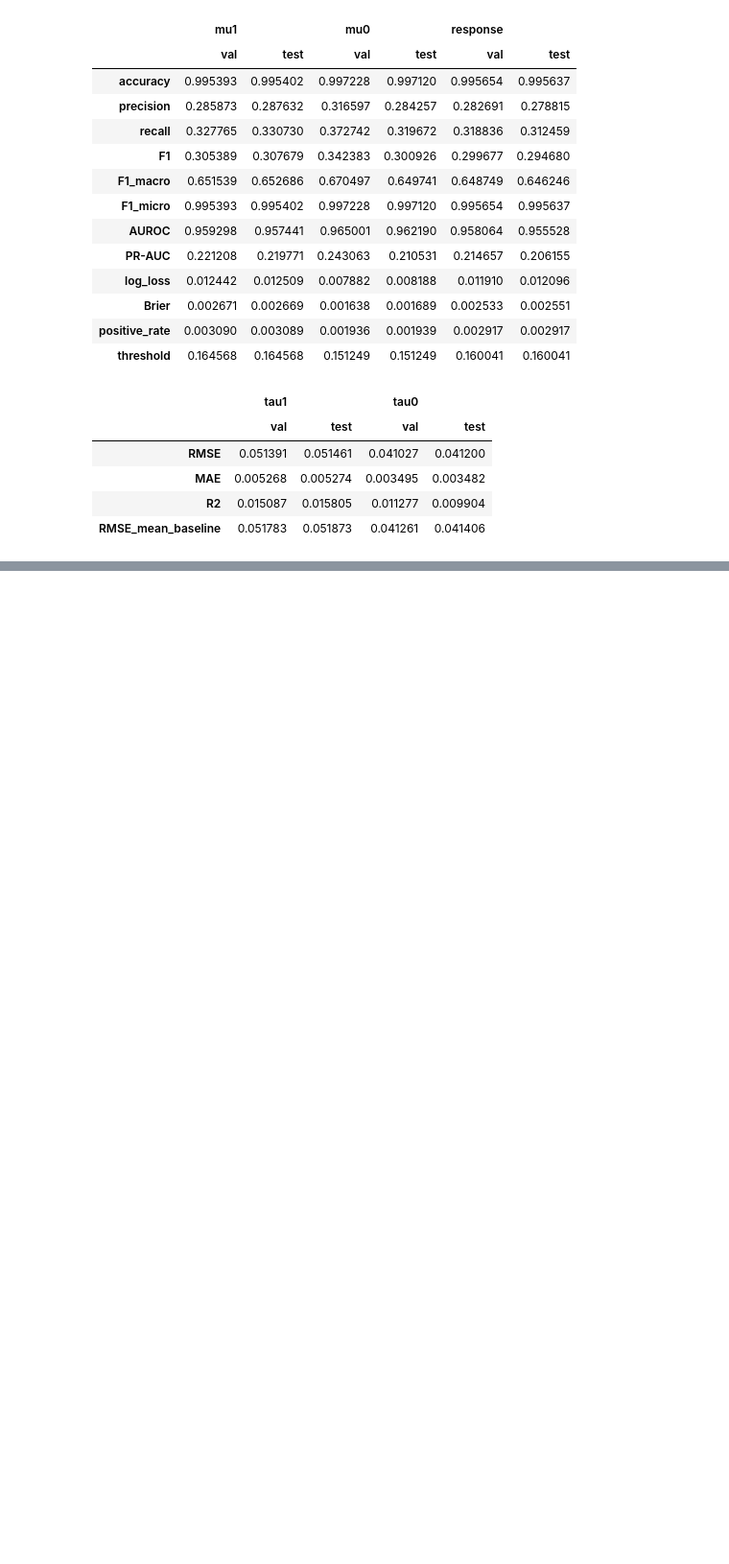
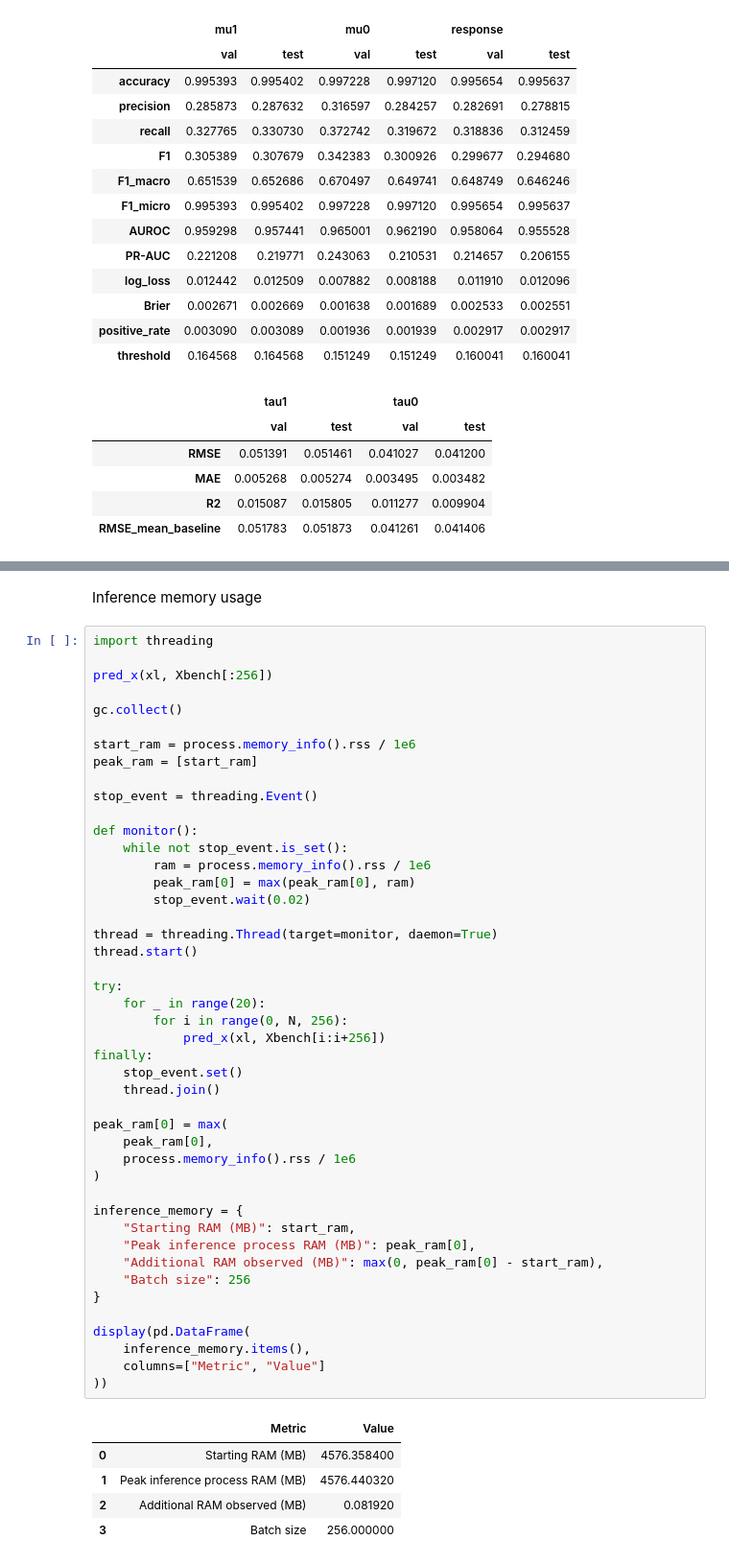
Before and after one commit to saopa28/INSE-6450, a Jupyter notebook: Milestone_2/Milestone2.ipynb, the cells around one changed output, grey strips where cells are left out. Shown at 96% size. Saved outputs shown, nothing was run; the diff lists cells and outputs as text; blank space fills up the shorter version.

```diff
--- a/Milestone_2/Milestone2.ipynb
+++ b/Milestone_2/Milestone2.ipynb
@@ -302,0 +461,53 @@ display(pd.DataFrame(out))
+# %% [markdown]
+Inference memory usage
+# %%
+import threading
+
+pred_x(xl, Xbench[:256])
+
+gc.collect()
+
+start_ram = process.memory_info().rss / 1e6
+peak_ram = [start_ram]
+
+stop_event = threading.Event()
+
+def monitor():
+    while not stop_event.is_set():
+        ram = process.memory_info().rss / 1e6
+        peak_ram[0] = max(peak_ram[0], ram)
+        stop_event.wait(0.02)
+
+thread = threading.Thread(target=monitor, daemon=True)
+thread.start()
+
+try:
+    for _ in range(20):
+        for i in range(0, N, 256):
+            pred_x(xl, Xbench[i:i+256])
+finally:
+    stop_event.set()
+    thread.join()
+
+peak_ram[0] = max(
+    peak_ram[0],
+    process.memory_info().rss / 1e6
+)
+
+inference_memory = {
+    "Starting RAM (MB)": start_ram,
+    "Peak inference process RAM (MB)": peak_ram[0],
+    "Additional RAM observed (MB)": max(0, peak_ram[0] - start_ram),
+    "Batch size": 256
+}
+
+display(pd.DataFrame(
+    inference_memory.items(),
+    columns=["Metric", "Value"]
+))
+# %% [output]
+|  | Metric | Value |
+| 0 | Starting RAM (MB) | 4576.358400 |
+| 1 | Peak inference process RAM (MB) | 4576.440320 |
+| 2 | Additional RAM observed (MB) | 0.081920 |
+| 3 | Batch size | 256.000000 |
```
Also changed, not shown: parts of 13 cells of this notebook.
